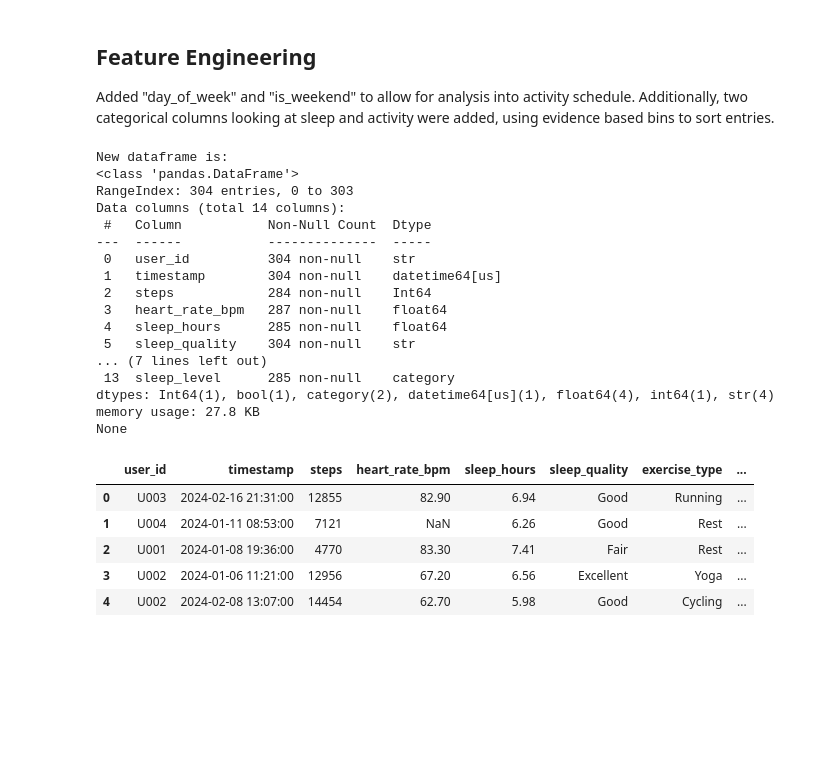
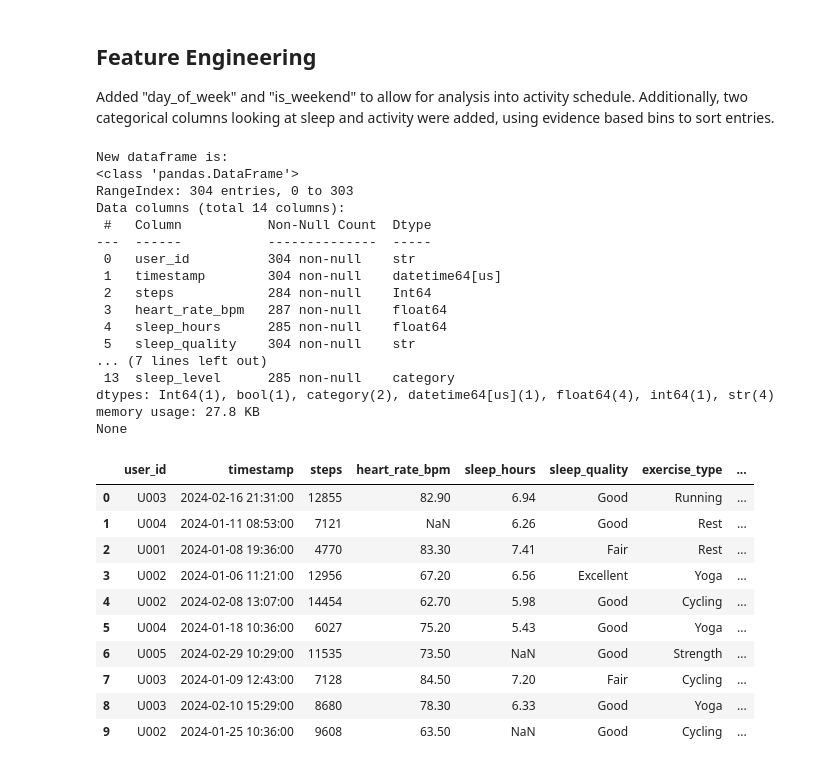
Before and after one commit to JacobReid108/Project, a Jupyter notebook: analysis.ipynb, the cells around one changed output. Saved outputs shown, nothing was run; the diff lists cells and outputs as text; code cells hidden in the pictures; blank space fills up the shorter version.

```diff
--- a/analysis.ipynb
+++ b/analysis.ipynb
@@ -429,31 +436,36 @@ df["sleep_level"] = pd.cut(
     labels=["Very Short", "Short", "Medium", "Long", "Very Long"]
 )
 
 # Check featre engineering was successful
 print("\nNew dataframe is:")
 print(df.info())
-display(df.head())
+display(df.head(10))
 # %% [output]
 New dataframe is:
 <class 'pandas.DataFrame'>
 RangeIndex: 304 entries, 0 to 303
 Data columns (total 14 columns):
  #   Column           Non-Null Count  Dtype
 ---  ------           --------------  -----
  0   user_id          304 non-null    str
  1   timestamp        304 non-null    datetime64[us]
  2   steps            284 non-null    Int64
  3   heart_rate_bpm   287 non-null    float64
  4   sleep_hours      285 non-null    float64
  5   sleep_quality    304 non-null    str
 ... (7 lines left out)
  13  sleep_level      285 non-null    category
 dtypes: Int64(1), bool(1), category(2), datetime64[us](1), float64(4), int64(1), str(4)
 memory usage: 27.8 KB
 None
 |  | user_id | timestamp | steps | heart_rate_bpm | sleep_hours | sleep_quality | exercise_type | ... |
 | 0 | U003 | 2024-02-16 21:31:00 | 12855 | 82.90 | 6.94 | Good | Running | ... |
 | 1 | U004 | 2024-01-11 08:53:00 | 7121 | NaN | 6.26 | Good | Rest | ... |
 | 2 | U001 | 2024-01-08 19:36:00 | 4770 | 83.30 | 7.41 | Fair | Rest | ... |
 | 3 | U002 | 2024-01-06 11:21:00 | 12956 | 67.20 | 6.56 | Excellent | Yoga | ... |
 | 4 | U002 | 2024-02-08 13:07:00 | 14454 | 62.70 | 5.98 | Good | Cycling | ... |
+| 5 | U004 | 2024-01-18 10:36:00 | 6027 | 75.20 | 5.43 | Good | Yoga | ... |
+| 6 | U005 | 2024-02-29 10:29:00 | 11535 | 73.50 | NaN | Good | Strength | ... |
+| 7 | U003 | 2024-01-09 12:43:00 | 7128 | 84.50 | 7.20 | Fair | Cycling | ... |
+| 8 | U003 | 2024-02-10 15:29:00 | 8680 | 78.30 | 6.33 | Good | Yoga | ... |
+| 9 | U002 | 2024-01-25 10:36:00 | 9608 | 63.50 | NaN | Good | Cycling | ... |
```
Also changed, not shown: parts of 8 cells of this notebook.
